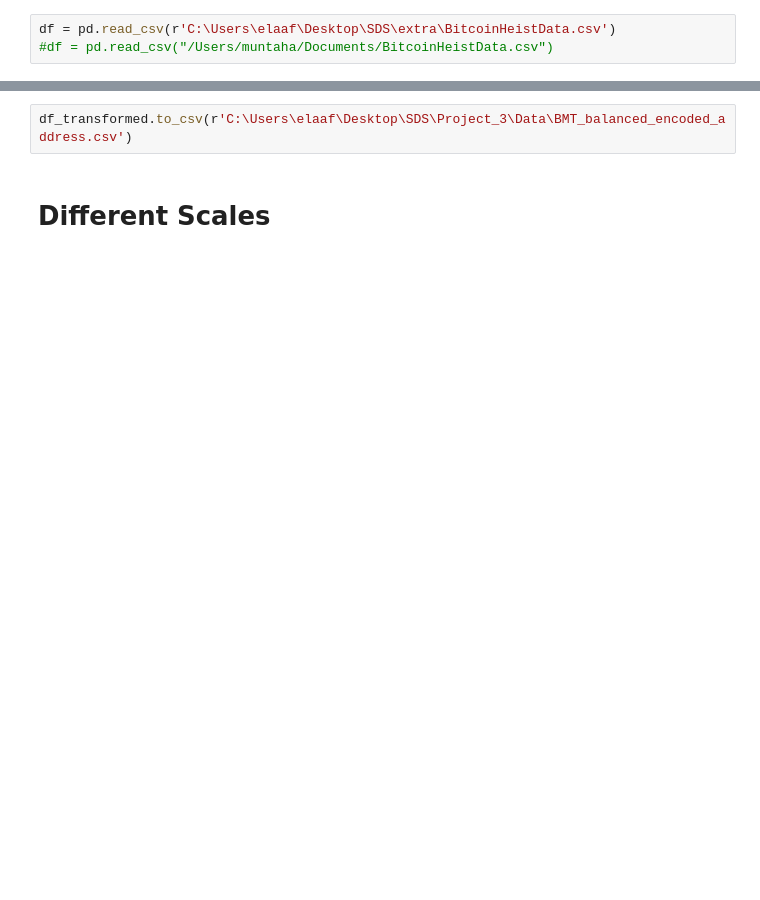
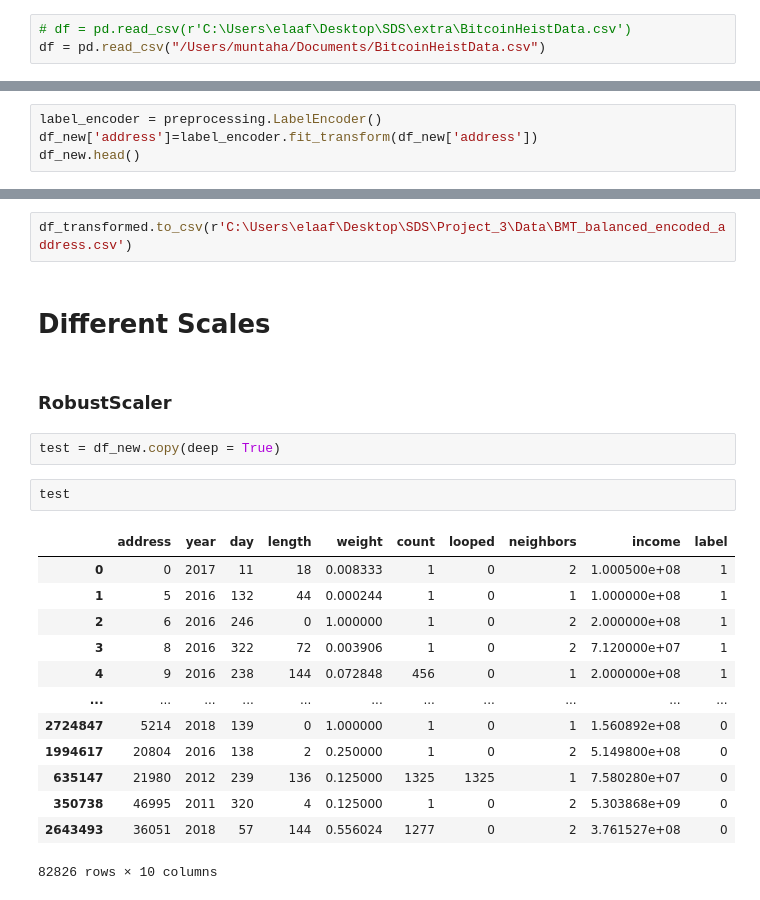
Before and after one commit to SDAIA-T5-Projects/-Ransomware-Transactions-Detection, a Jupyter notebook: Code/Preproessing.ipynb, the cells around one changed output, grey strips where cells are left out. Cells and saved outputs as stored; diff of their text form; blank space fills up the shorter version.

```diff
--- a/Code/Preproessing.ipynb
+++ b/Code/Preproessing.ipynb
@@ -13,8 +13,8 @@ from sklearn import preprocessing
 # %% [markdown]
 ## Reading Data
 # %%
-df = pd.read_csv(r'C:\Users\elaaf\Desktop\SDS\extra\BitcoinHeistData.csv')
-#df = pd.read_csv("/Users/muntaha/Documents/BitcoinHeistData.csv")
+# df = pd.read_csv(r'C:\Users\elaaf\Desktop\SDS\extra\BitcoinHeistData.csv')
+df = pd.read_csv("/Users/muntaha/Documents/BitcoinHeistData.csv")
 # %%
 df.shape
 # %% [output]
@@ -338,3 +340,7 @@ df_transformed.head()
 | 2 | 6 | 2016 | 246 | 0 | 1.000000 | 1 | 0 | 2 | 200000000.0 | 1 | -1.301079 | ... |
 | 3 | 8 | 2016 | 322 | 72 | 0.003906 | 1 | 0 | 2 | 71200000.0 | 1 | 1.018622 | ... |
 | 4 | 9 | 2016 | 238 | 144 | 0.072848 | 456 | 0 | 1 | 200000000.0 | 1 | 1.336270 | ... |
+# %%
+label_encoder = preprocessing.LabelEncoder()
+df_new['address']=label_encoder.fit_transform(df_new['address'])
+df_new.head()
@@ -342,3 +355,23 @@ df_transformed.head()
 df_transformed.to_csv(r'C:\Users\elaaf\Desktop\SDS\Project_3\Data\BMT_balanced_encoded_address.csv')
 # %% [markdown]
 # Different Scales
+# %% [markdown]
+### RobustScaler
+# %%
+test = df_new.copy(deep = True)
+# %%
+test
+# %% [output]
+|  | address | year | day | length | weight | count | looped | neighbors | income | label |
+| 0 | 0 | 2017 | 11 | 18 | 0.008333 | 1 | 0 | 2 | 1.000500e+08 | 1 |
+| 1 | 5 | 2016 | 132 | 44 | 0.000244 | 1 | 0 | 1 | 1.000000e+08 | 1 |
+| 2 | 6 | 2016 | 246 | 0 | 1.000000 | 1 | 0 | 2 | 2.000000e+08 | 1 |
+| 3 | 8 | 2016 | 322 | 72 | 0.003906 | 1 | 0 | 2 | 7.120000e+07 | 1 |
+| 4 | 9 | 2016 | 238 | 144 | 0.072848 | 456 | 0 | 1 | 2.000000e+08 | 1 |
+| ... | ... | ... | ... | ... | ... | ... | ... | ... | ... | ... |
+| 2724847 | 5214 | 2018 | 139 | 0 | 1.000000 | 1 | 0 | 1 | 1.560892e+08 | 0 |
+| 1994617 | 20804 | 2016 | 138 | 2 | 0.250000 | 1 | 0 | 2 | 5.149800e+08 | 0 |
+| 635147 | 21980 | 2012 | 239 | 136 | 0.125000 | 1325 | 1325 | 1 | 7.580280e+07 | 0 |
+| 350738 | 46995 | 2011 | 320 | 4 | 0.125000 | 1 | 0 | 2 | 5.303868e+09 | 0 |
+| 2643493 | 36051 | 2018 | 57 | 144 | 0.556024 | 1277 | 0 | 2 | 3.761527e+08 | 0 |
+82826 rows × 10 columns
```
Also changed, not shown: parts of 8 cells of this notebook, 3 other files.
